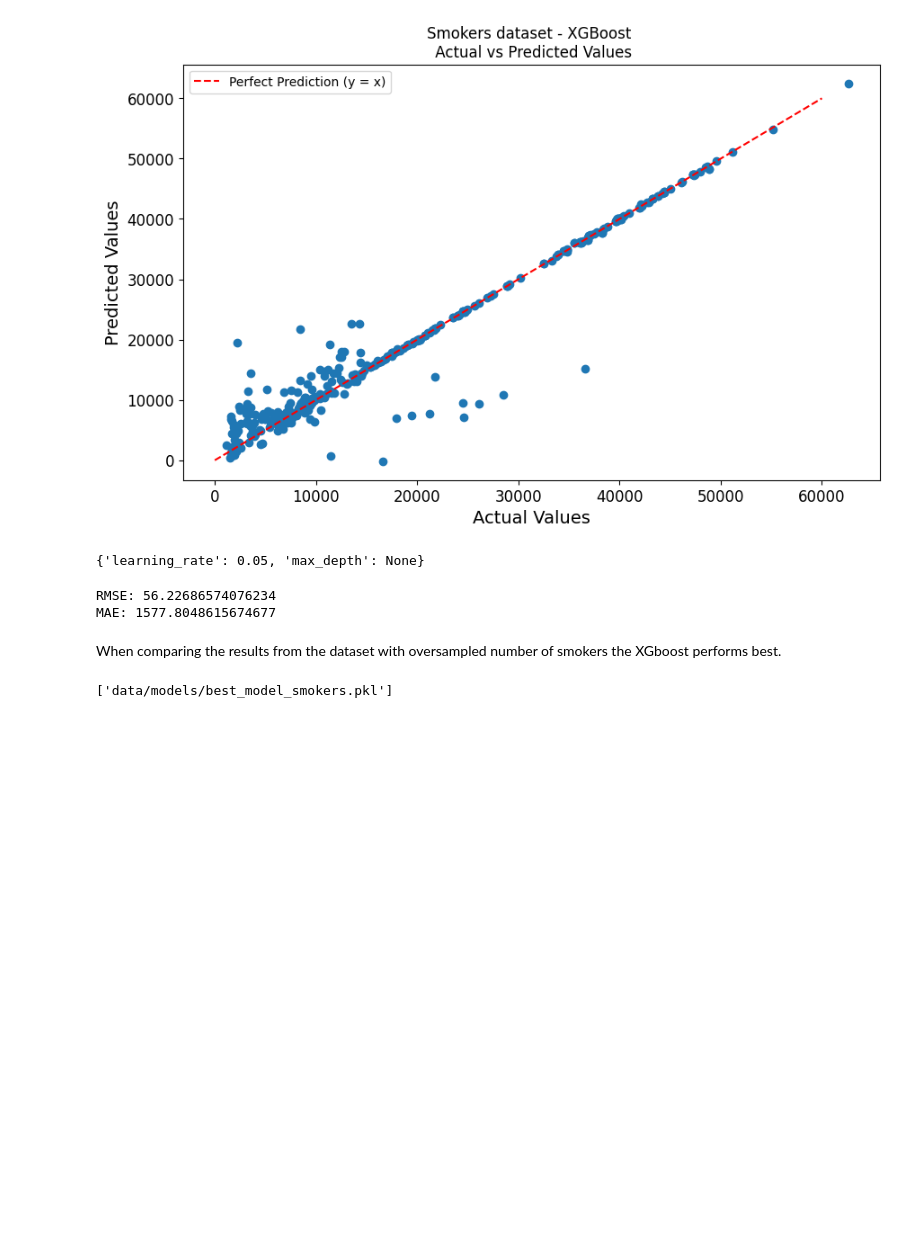
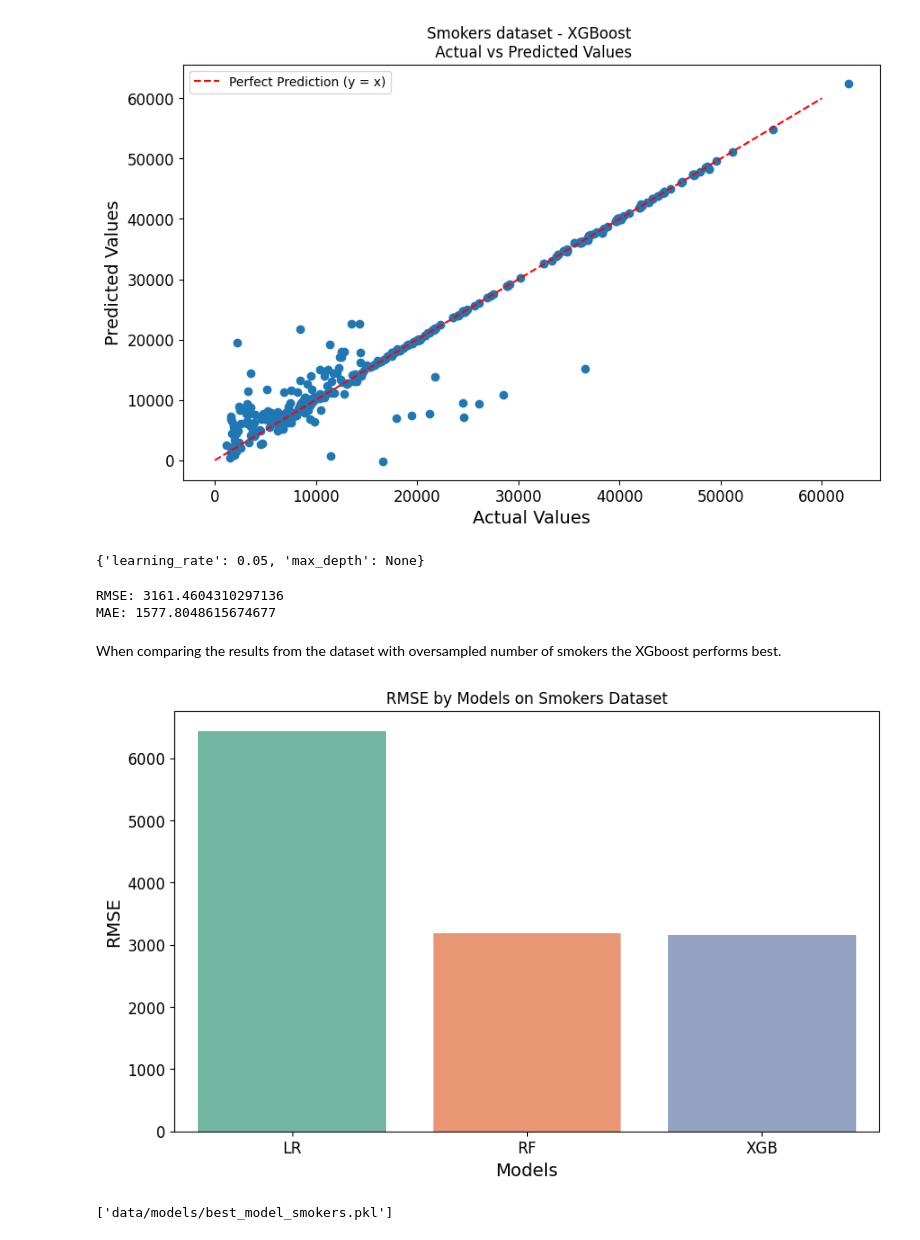
Before and after one commit to Ahsanfyfy/Project-Group-3, a Jupyter notebook: models.ipynb, the cells around one changed output. Cells and saved outputs as stored; diff of their text form; code cells hidden in the pictures; blank space fills up the shorter version.

```diff
--- a/models.ipynb
+++ b/models.ipynb
@@ -394,9 +435,10 @@ lr = LinearRegression()
 lr.fit(X_train, y_train)
 
 y_predictions = lr.predict(X_validation)
-mse = root_mean_squared_error(y_validation, y_predictions)
-rmse = np.sqrt(mse)
+rmse = root_mean_squared_error(y_validation, y_predictions)
 mae = mean_absolute_error(y_validation, y_predictions)
+
+rmse_data["LR"] = rmse
 
 print(f"RMSE: {rmse}")
 print(f"MAE: {mae}")
@@ -471,9 +512,10 @@ print(grid_search.best_params_)
 # %%
 best_rf = grid_search.best_estimator_
 y_predictions = best_rf.predict(X_validation)
-mse = root_mean_squared_error(y_validation, y_predictions)
-rmse = np.sqrt(mse)
+rmse = root_mean_squared_error(y_validation, y_predictions)
 mae = mean_absolute_error(y_validation, y_predictions)
+
+rmse_data["RF"] = rmse
 
 print(f"RMSE: {rmse}")
 print(f"MAE: {mae}")
@@ -530,17 +571,29 @@ print(grid_search.best_params_)
 # %%
 best_xgb = grid_search.best_estimator_
 y_predictions = best_xgb.predict(X_validation)
-mse = root_mean_squared_error(y_validation, y_predictions)
-rmse = np.sqrt(mse)
+rmse = root_mean_squared_error(y_validation, y_predictions)
 mae = mean_absolute_error(y_validation, y_predictions)
+
+rmse_data["XGB"] = rmse
 
 print(f"RMSE: {rmse}")
 print(f"MAE: {mae}")
 # %% [output]
-RMSE: 56.22686574076234
+RMSE: 3161.4604310297136
 MAE: 1577.8048615674677
 # %% [markdown]
 When comparing the results from the dataset with oversampled number of smokers the XGboost performs best.
+# %%
+rmse_df = pd.DataFrame(list(rmse_data.items()), columns=['Models', 'RMSE'])
+
+plt.figure(figsize=(10, 6))
+sns.barplot(x='Models', y='RMSE', data=rmse_df, palette="Set2")
+plt.title("RMSE by Models on Smokers Dataset")
+plt.xlabel("Models")
+plt.ylabel("RMSE")
+plt.show()
+# %% [output]
+[figure, added]
 # %%
 joblib.dump(best_xgb, 'data/models/best_model_smokers.pkl')
 # %% [output]
```
Also changed, not shown: parts of 28 cells of this notebook, 2 other files.
